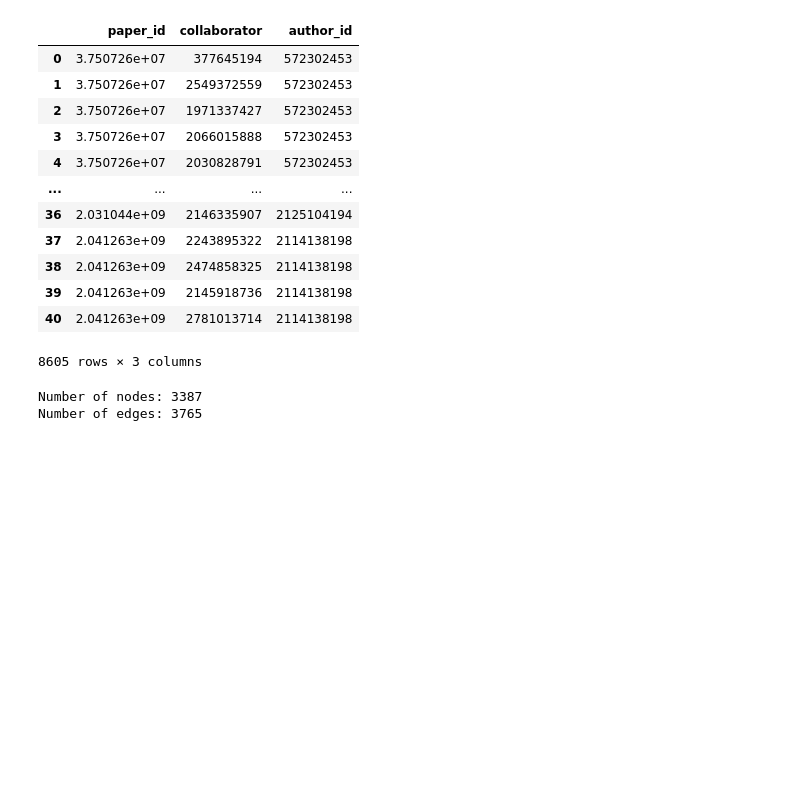
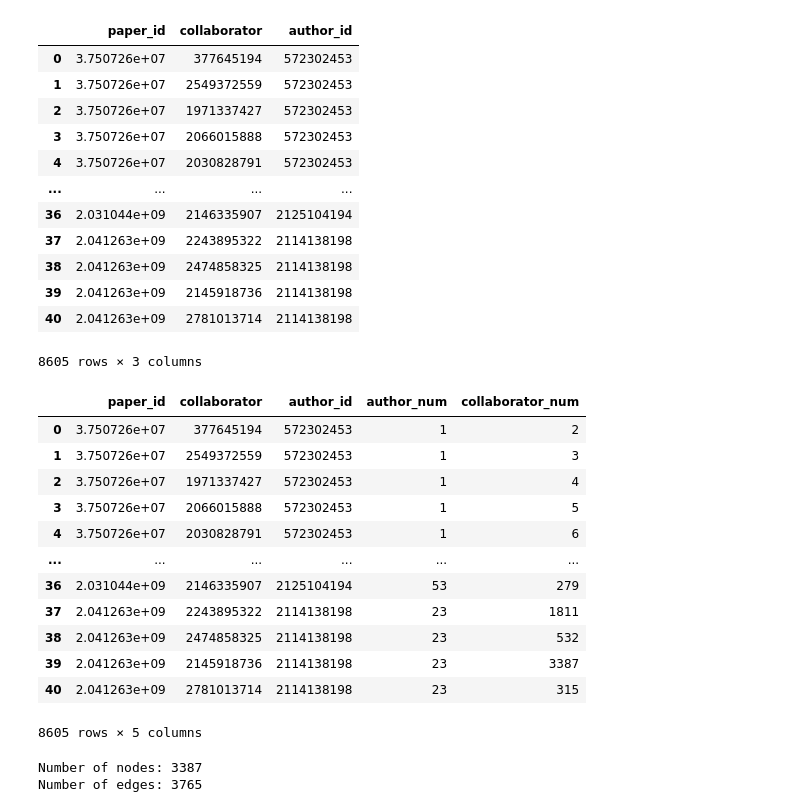
Before and after one commit to bevittoria/InfoTheory, a Jupyter notebook: data_pruning.ipynb, the cells around one changed output. Saved outputs shown, nothing was run; the diff lists cells and outputs as text; code cells hidden in the pictures; blank space fills up the shorter version.

```diff
--- a/data_pruning.ipynb
+++ b/data_pruning.ipynb
@@ -375,3 +400,19 @@ filtered_paper_authors
+# %%
+filtered_paper_authors
+# %% [output]
+|  | paper_id | collaborator | author_id | author_num | collaborator_num |
+| 0 | 3.750726e+07 | 377645194 | 572302453 | 1 | 2 |
+| 1 | 3.750726e+07 | 2549372559 | 572302453 | 1 | 3 |
+| 2 | 3.750726e+07 | 1971337427 | 572302453 | 1 | 4 |
+| 3 | 3.750726e+07 | 2066015888 | 572302453 | 1 | 5 |
+| 4 | 3.750726e+07 | 2030828791 | 572302453 | 1 | 6 |
+| ... | ... | ... | ... | ... | ... |
+| 36 | 2.031044e+09 | 2146335907 | 2125104194 | 53 | 279 |
+| 37 | 2.041263e+09 | 2243895322 | 2114138198 | 23 | 1811 |
+| 38 | 2.041263e+09 | 2474858325 | 2114138198 | 23 | 532 |
+| 39 | 2.041263e+09 | 2145918736 | 2114138198 | 23 | 3387 |
+| 40 | 2.041263e+09 | 2781013714 | 2114138198 | 23 | 315 |
+8605 rows × 5 columns
 # %%
 G = nx.Graph()
 # Add nodes for each author
```
Also changed, not shown: parts of 19 cells of this notebook.
